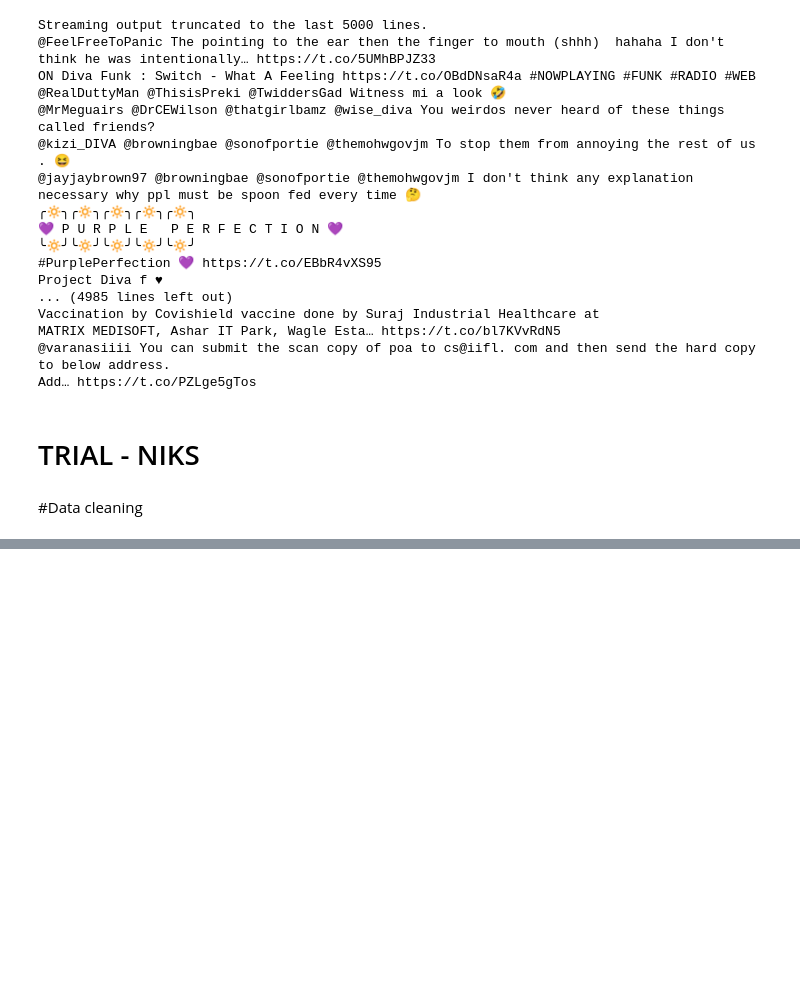
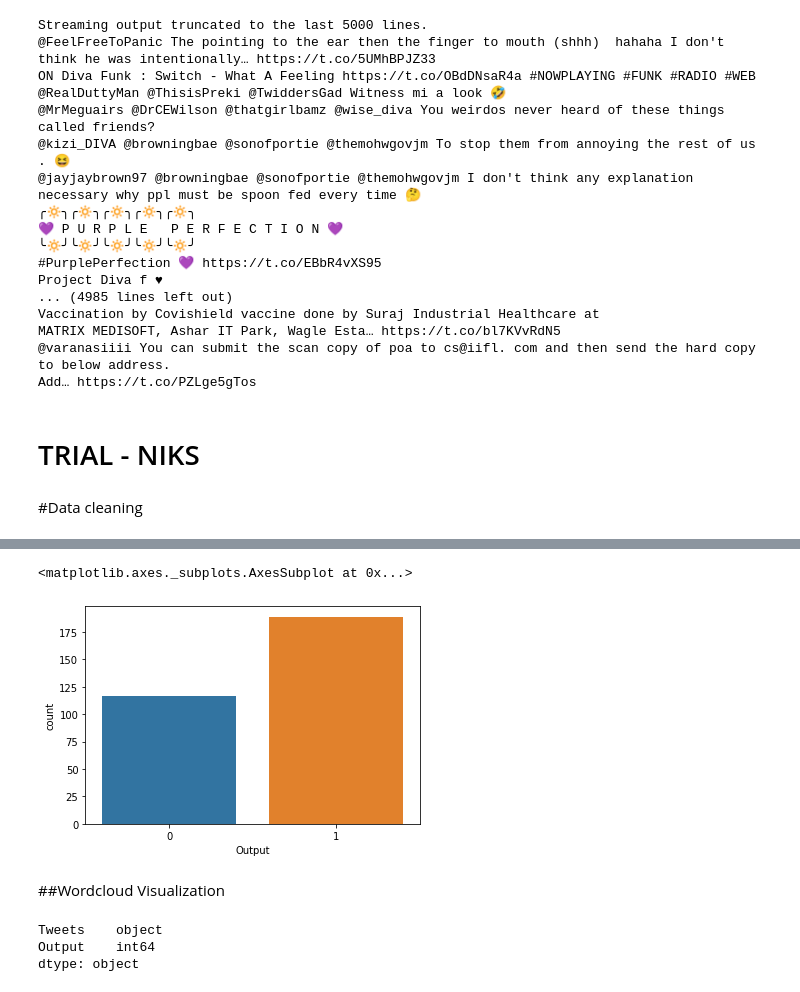
Before and after one commit to R-A-N-N/Final-Year-Project, a Jupyter notebook: Twitter_Problem_Detection.ipynb, the cells around one changed output, grey strips where cells are left out. Saved outputs shown, nothing was run; the diff lists cells and outputs as text; code cells hidden in the pictures; blank space fills up the shorter version.

```diff
--- a/Twitter_Problem_Detection.ipynb
+++ b/Twitter_Problem_Detection.ipynb
@@ -309,0 +130,9 @@ df_final
+# %%
+# Load dataset
+def load_data():
+    data = pd.read_csv('/content/drive/MyDrive/Twitter Problem Detection/training_dataset.csv')
+    return data
+
+# convert to dataframe
+df = load_data()
+df.head()
@@ -309,0 +146,11 @@ df_final
+# %%
+# remove links
+df['Tweets'] = df['Tweets'].apply(lambda x: re.split('https:\/\/.*', str(x))[0])
+
+# remove emoji
+df2 = df.astype(str).apply(lambda x: x.str.encode('ascii', 'ignore').str.decode('ascii'))
+
+# print df
+pd.set_option("display.max_colwidth", -1)
+pd.set_option('display.max_rows', df2.shape[0]+1)
+df2
@@ -309,0 +177,4 @@ df_final
+# %%
+df2.drop_duplicates(subset ="Tweets",
+                     keep = False, inplace = True)
+df2
@@ -309,0 +199,14 @@ df_final
+# %%
+sns.countplot(x = 'Output', data = df2)
+# %% [output]
+<matplotlib.axes._subplots.AxesSubplot at 0x...>
+[figure, added]
+# %% [markdown]
+##Wordcloud Visualization
+# %%
+df2['Output'] = df2['Output'].astype(str).astype(int)
+df2.dtypes
+# %% [output]
+Tweets    object
+Output    int64
+dtype: object
```
Also changed, not shown: parts of 37 cells of this notebook.
